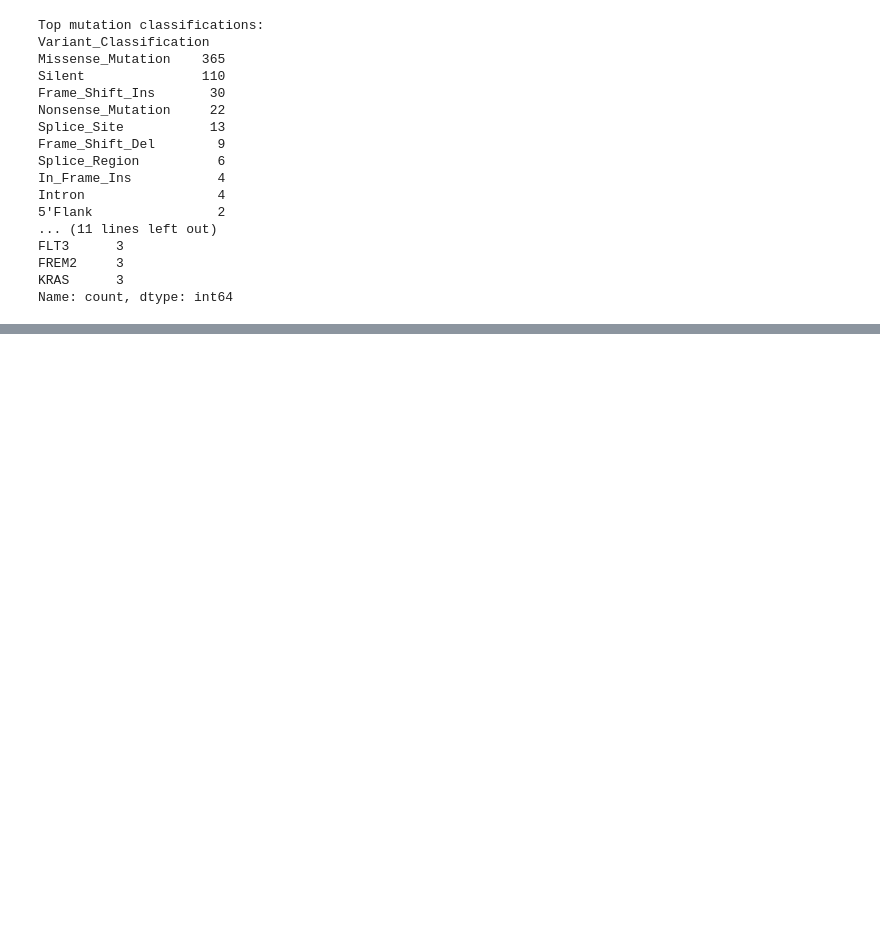
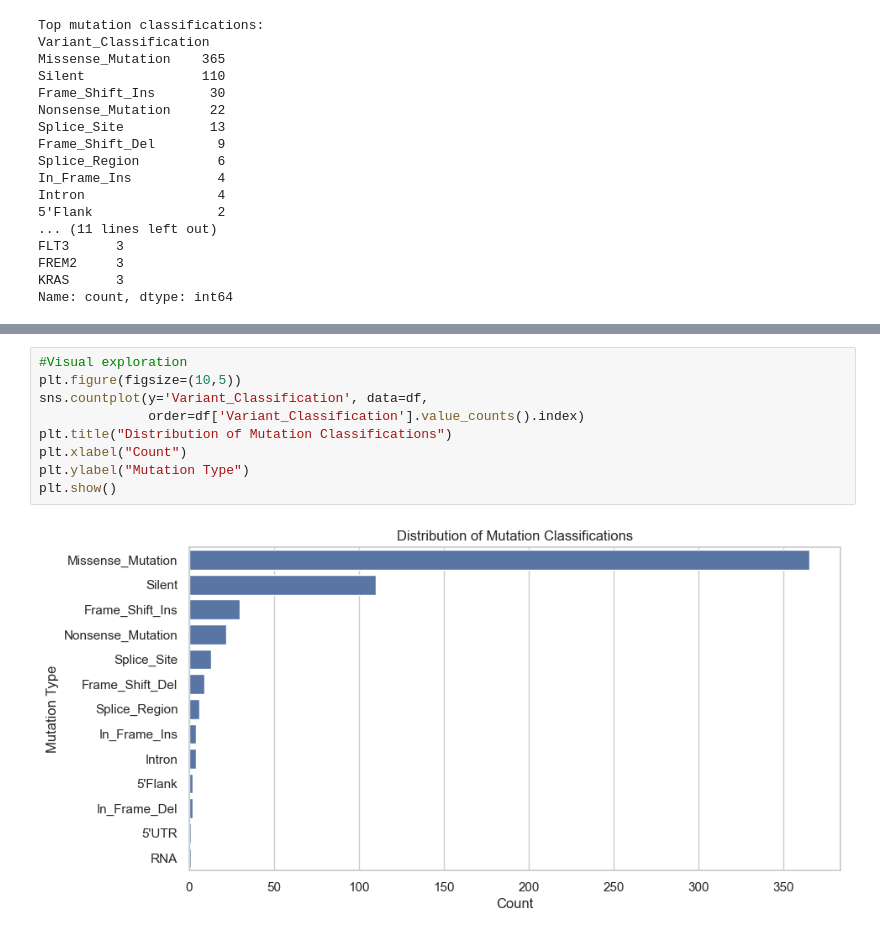
Before and after one commit to JonFD4/Mutation-analysis, a Jupyter notebook: notebooks/data_exploration.ipynb, the cells around one changed output, grey strips where cells are left out. Drawn from its saved outputs; the diff is of its cells as text; blank space fills up the shorter version.

```diff
--- a/notebooks/data_exploration.ipynb
+++ b/notebooks/data_exploration.ipynb
@@ -249,0 +285,11 @@ Name: count, dtype: int64
+# %%
+#Visual exploration
+plt.figure(figsize=(10,5))
+sns.countplot(y='Variant_Classification', data=df,
+              order=df['Variant_Classification'].value_counts().index)
+plt.title("Distribution of Mutation Classifications")
+plt.xlabel("Count")
+plt.ylabel("Mutation Type")
+plt.show()
+# %% [output]
+[figure, added]
```
Also changed, not shown: parts of 4 cells of this notebook, 1 other file.
